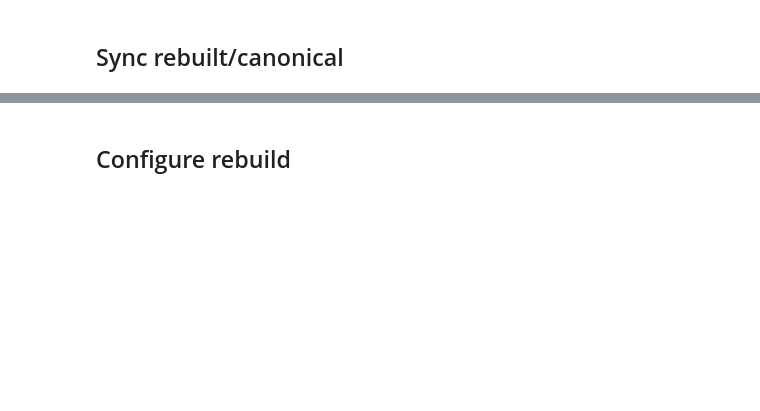
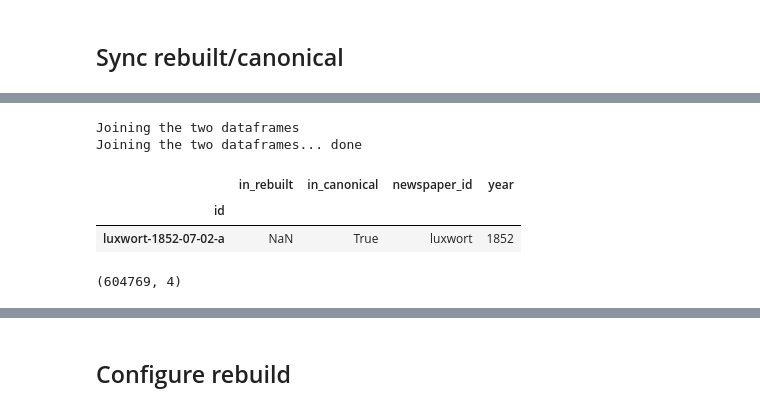
Before and after one commit to impresso/impresso-data-sanitycheck, a Jupyter notebook: notebooks/run_content_checks.ipynb, the cells around one changed output, grey strips where cells are left out. Drawn from its saved outputs; the diff is of its cells as text; code cells hidden in the pictures; blank space fills up the shorter version.

```diff
--- a/notebooks/run_content_checks.ipynb
+++ b/notebooks/run_content_checks.ipynb
@@ -440,0 +801,9 @@ Joining the two dataframes... done
+# %%
+s3_canonical_issues = fetch_issue_ids(
+    's3://original-canonical-staging',
+    compute=False
+)
+s3_rebuilt_issues = fetch_issue_ids_rebuilt(
+    's3://canonical-rebuilt-release',
+    compute=False
+)
@@ -440,0 +818,44 @@ Joining the two dataframes... done
+# %%
+s3_rebuilt_data = s3_rebuilt_issues.map(
+    lambda i: {'id': i, "in_rebuilt": True}
+).to_dataframe().set_index('id').compute()
+# %%
+s3_canonical_data = s3_canonical_issues.map(
+    lambda i: {'id': i, "in_canonical": True}
+).to_dataframe().set_index('id').compute()
+# %%
+print('Joining the two dataframes')
+issue_data = s3_rebuilt_data.join(
+    s3_canonical_data,
+    how='outer'
+)
+print('Joining the two dataframes... done')
+
+issue_data['newspaper_id'] = issue_data.index.map(
+    lambda i: i.split('-')[0]
+)
+issue_data['year'] = issue_data.index.map(
+    lambda i: int(i.split('-')[1])
+)
+
+issues_to_rebuild = issue_data[
+    (issue_data.in_canonical.notnull()) &
+    (issue_data.in_rebuilt.isnull())
+]
+issues_to_ingest = issue_data[
+    (issue_data.in_canonical.isnull()) &
+    (issue_data.in_rebuilt.notnull())
+]
+# %% [output]
+Joining the two dataframes
+Joining the two dataframes... done
+# %%
+issues_to_rebuild[(issues_to_rebuild.newspaper_id=='luxwort') & (issues_to_rebuild.year == 1852)]
+# %% [output]
+|  | in_rebuilt | in_canonical | newspaper_id | year |
+| id |  |  |  |  |
+| luxwort-1852-07-02-a | NaN | True | luxwort | 1852 |
+# %%
+issue_data.shape
+# %% [output]
+(604769, 4)
```
Also changed, not shown: parts of 83 cells of this notebook, 8 other files.
